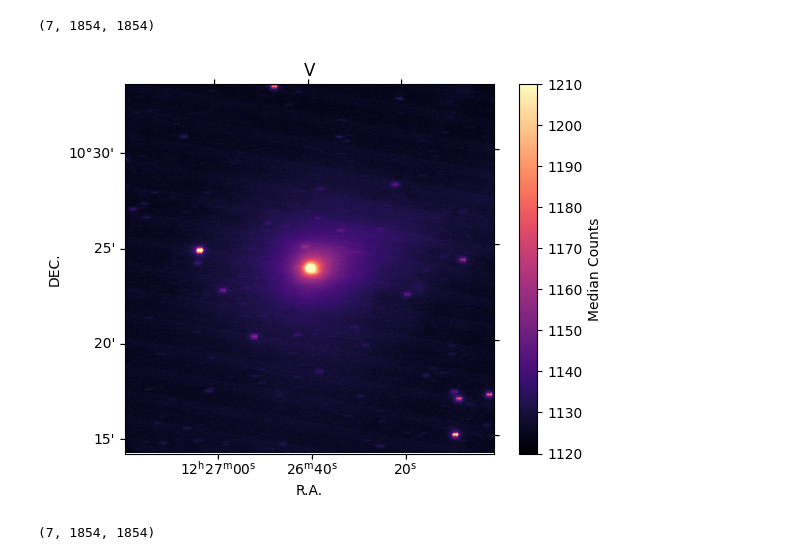
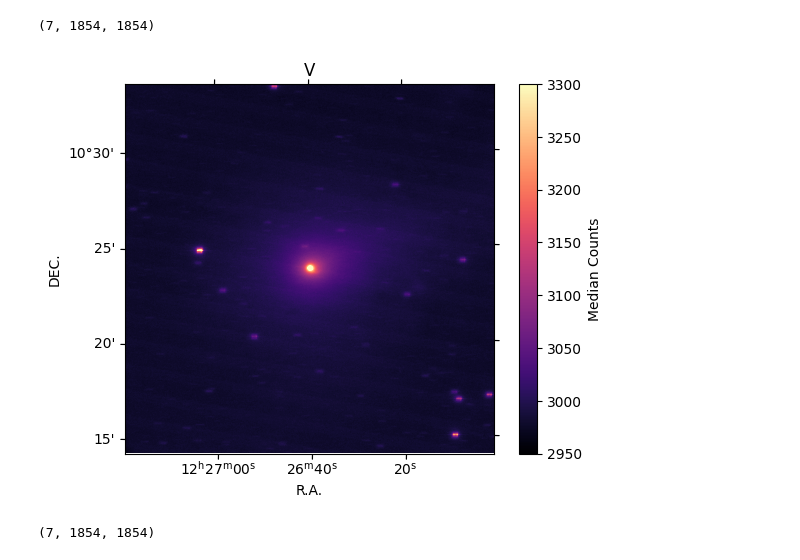
Before and after one commit to daraghhollman/Comet62P-Tsuchinshan, a Jupyter notebook: NewScripts/analysis.ipynb, the cells around one changed output. Drawn from its saved outputs; the diff is of its cells as text; code cells hidden in the pictures.

```diff
--- a/NewScripts/analysis.ipynb
+++ b/NewScripts/analysis.ipynb
@@ -71,7 +72,7 @@ def StackImages(paths, filter, bounds):
 
     print(np.shape(stackingImages))
 
-    stackedImage = np.median(stackingImages, axis=0)
+    stackedImage = np.median(stackingImages, axis=0) * np.sqrt(len(paths))
 
     return stackedImage, cutoutWcs
 # %%
@@ -80,14 +81,14 @@ vStackedImage, cutoutWcs = StackImages(vDataPaths, "V", [100, 2054-100])
 (7, 1854, 1854)
 # %%
 plt.subplot(projection=cutoutWcs)
-plt.imshow(vStackedImage, cmap="magma", vmin=1120, vmax =1210)
+plt.imshow(vStackedImage, cmap="magma", vmin=2950, vmax=3300)
 plt.colorbar(label="Median Counts")
 plt.title("V")
 plt.xlabel("R.A.")
 plt.ylabel("DEC.")
 plt.gca().invert_yaxis()
 # %% [output]
-[figure, old version]
+[figure, new version]
 # %%
 rStackedImage, _ = StackImages(rDataPaths, "R", [100, 2054-100])
 # %% [output]
```
Also changed, not shown: parts of 5 cells of this notebook, 3 other files.
